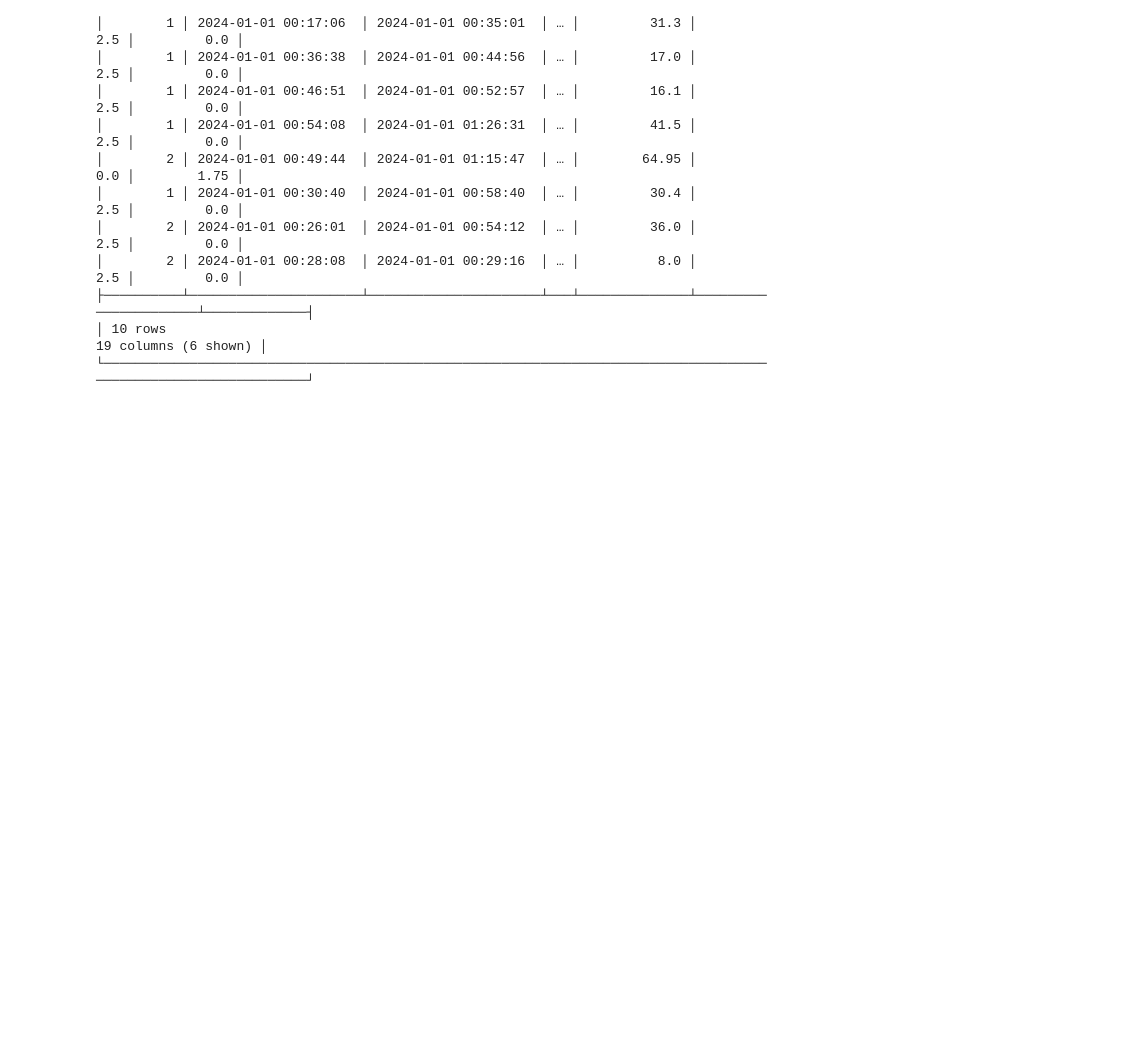
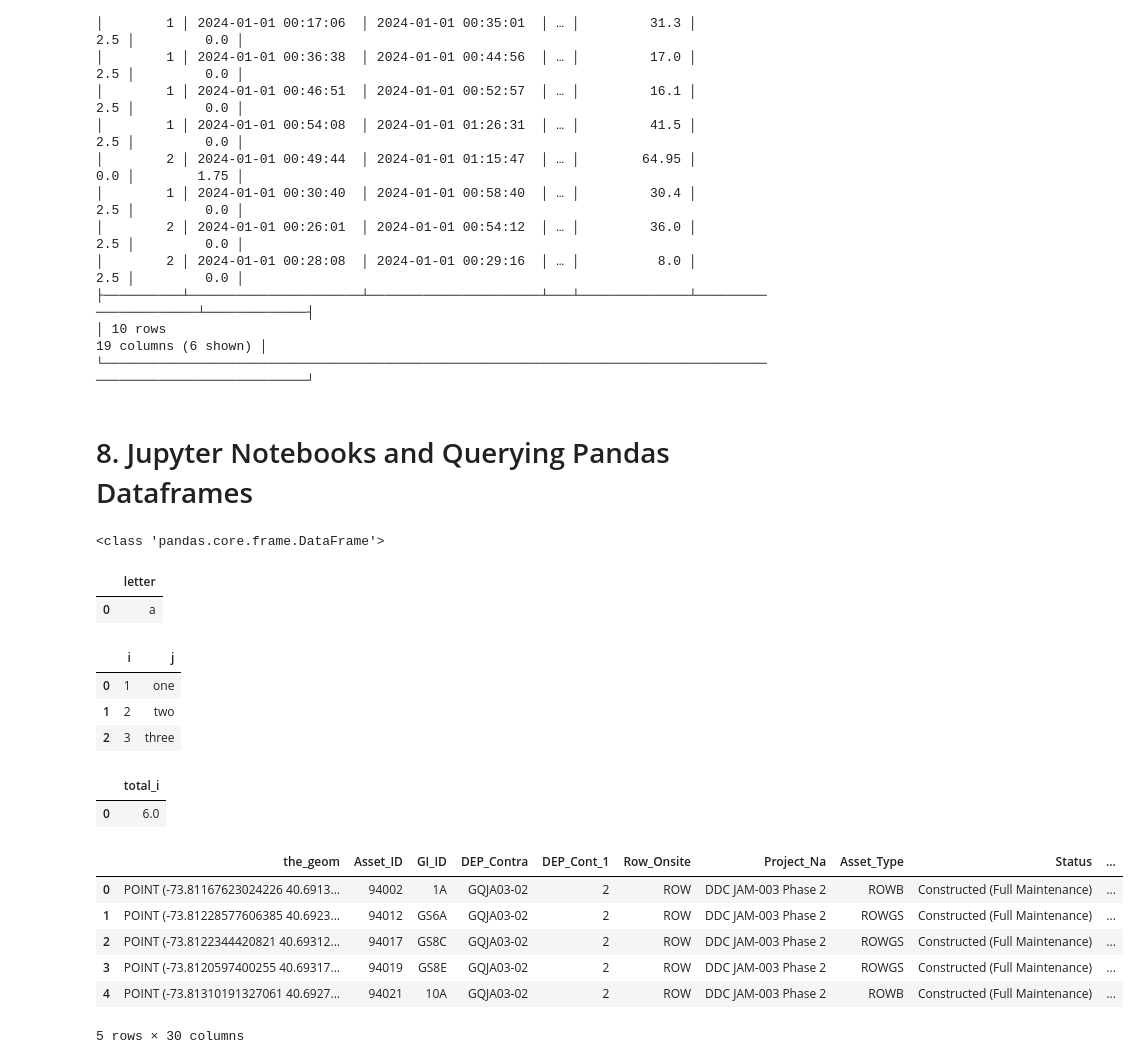
Before and after one commit to mebauer/duckdb-python-basics, a Jupyter notebook: duckdb-python-basics.ipynb, the cells around one changed output. Drawn from its saved outputs; the diff is of its cells as text; code cells hidden in the pictures; blank space fills up the shorter version.

Commit message:
refactoring guide to a single notebook

```diff
--- a/duckdb-python-basics.ipynb
+++ b/duckdb-python-basics.ipynb
@@ -360,3 +373,5 @@ con.sql(
 ├──────────┴──────────────────────┴──────────────────────┴───┴──────────────┴──────────────────────┴─────────────┤
 │ 10 rows                                                                                   19 columns (6 shown) │
 └────────────────────────────────────────────────────────────────────────────────────────────────────────────────┘
+# %% [markdown]
+# 8. Jupyter Notebooks and Querying Pandas Dataframes
@@ -362,0 +386,23 @@ con.sql(
+# %%
+%sql res << SELECT 'a' AS letter;
+
+print(type(res))
+res
+# %% [output]
+<class 'pandas.core.frame.DataFrame'>
+|  | letter |
+| 0 | a |
+# %%
+dct = {
+    "i": [1, 2, 3],
+    "j": ["one", "two", "three"]
+}
+
+input_df = pd.DataFrame.from_dict(dct)
+
+input_df
+# %% [output]
+|  | i | j |
+| 0 | 1 | one |
+| 1 | 2 | two |
+| 2 | 3 | three |
@@ -362,0 +413,18 @@ con.sql(
+# %%
+output_df
+# %% [output]
+|  | total_i |
+| 0 | 6.0 |
+# %%
+%%sql
+SELECT *
+FROM "data/green_infrastructure.csv"
+LIMIT 5;
+# %% [output]
+|  | the_geom | Asset_ID | GI_ID | DEP_Contra | DEP_Cont_1 | Row_Onsite | Project_Na | Asset_Type | Status | ... |
+| 0 | POINT (-73.81167623024226 40.6913... | 94002 | 1A | GQJA03-02 | 2 | ROW | DDC JAM-003 Phase 2 | ROWB | Constructed (Full Maintenance) | ... |
+| 1 | POINT (-73.81228577606385 40.6923... | 94012 | GS6A | GQJA03-02 | 2 | ROW | DDC JAM-003 Phase 2 | ROWGS | Constructed (Full Maintenance) | ... |
+| 2 | POINT (-73.8122344420821 40.69312... | 94017 | GS8C | GQJA03-02 | 2 | ROW | DDC JAM-003 Phase 2 | ROWGS | Constructed (Full Maintenance) | ... |
+| 3 | POINT (-73.8120597400255 40.69317... | 94019 | GS8E | GQJA03-02 | 2 | ROW | DDC JAM-003 Phase 2 | ROWGS | Constructed (Full Maintenance) | ... |
+| 4 | POINT (-73.81310191327061 40.6927... | 94021 | 10A | GQJA03-02 | 2 | ROW | DDC JAM-003 Phase 2 | ROWB | Constructed (Full Maintenance) | ... |
+5 rows × 30 columns
```
Also changed, not shown: parts of 29 cells of this notebook, 2 other files.
